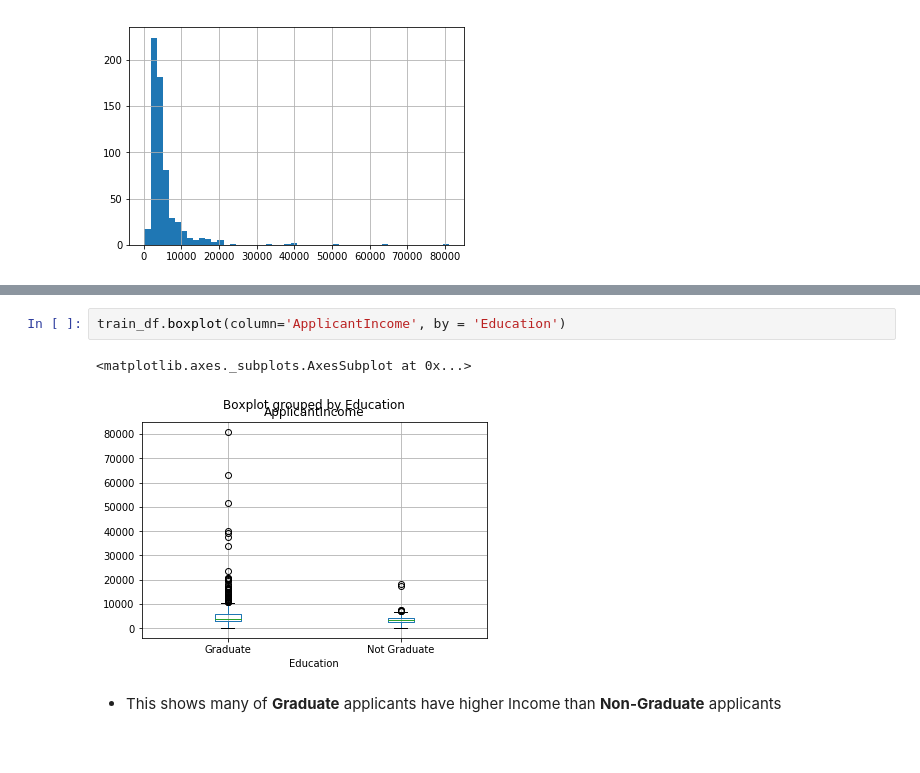
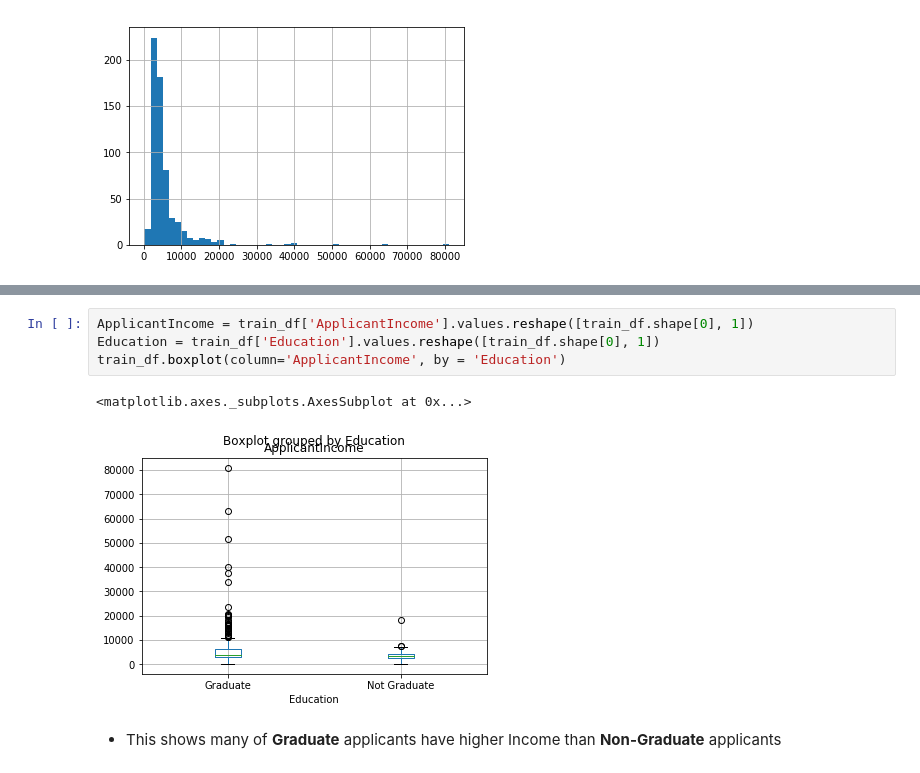
Before and after one commit to sudhirshahu51/Data-Science-Projects, a Jupyter notebook: Loan Prediction/Loan prediction project.ipynb, the cells around one changed output, grey strips where cells are left out. Cells and saved outputs as stored; diff of their text form.

```diff
--- a/Loan Prediction/Loan prediction project.ipynb
+++ b/Loan Prediction/Loan prediction project.ipynb
@@ -217,11 +217,13 @@ df.boxplot(column='ApplicantIncome', whis = 'range')
 # %% [output]
 <matplotlib.axes._subplots.AxesSubplot at 0x...>
 [figure]
-# %%
-train_df.boxplot(column='ApplicantIncome', by = 'Education')
-# %% [output]
-<matplotlib.axes._subplots.AxesSubplot at 0x...>
-[figure, removed]
+# %%
+ApplicantIncome = train_df['ApplicantIncome'].values.reshape([train_df.shape[0], 1])
+Education = train_df['Education'].values.reshape([train_df.shape[0], 1])
+train_df.boxplot(column='ApplicantIncome', by = 'Education')
+# %% [output]
+<matplotlib.axes._subplots.AxesSubplot at 0x...>
+[figure, added]
 # %% [markdown]
 - This shows many of **Graduate** applicants have higher Income than **Non-Graduate** applicants
 # %%
```
Also changed, not shown: parts of 4 cells of this notebook, 1 other file.
